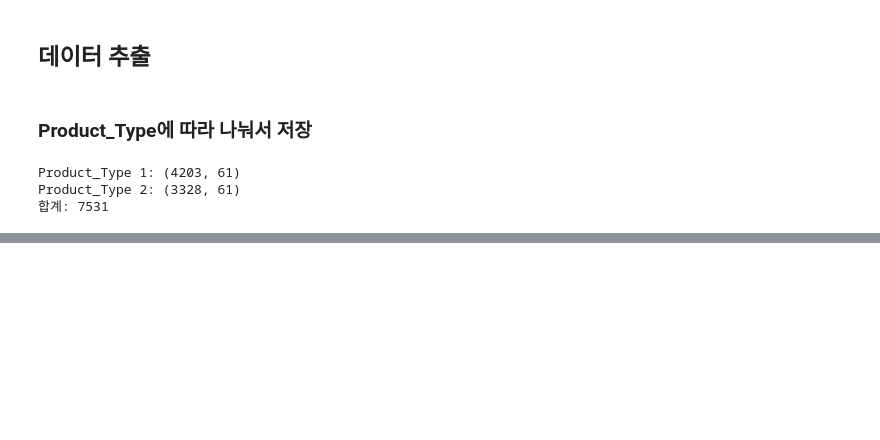
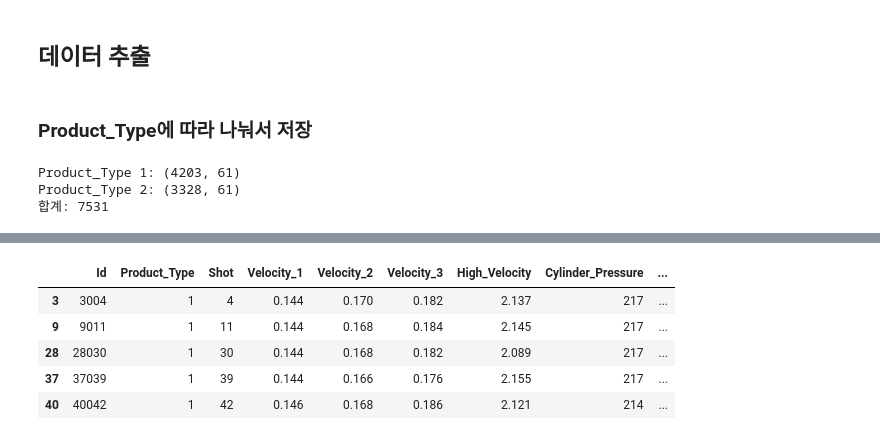
Before and after one commit to heeso0908/hotsix, a Jupyter notebook: notebooks/김희선/eda.ipynb, the cells around one changed output, grey strips where cells are left out. Cells and saved outputs as stored; diff of their text form; code cells hidden in the pictures; blank space fills up the shorter version.

```diff
--- a/notebooks/김희선/eda.ipynb
+++ b/notebooks/김희선/eda.ipynb
@@ -746,0 +821,38 @@ Product_Type 2: (3328, 61)
+# %%
+# 불량 컬럼 분리
+defect_keywords = [
+    'Short_Shot', 'Bubble', 'Exfoliation', 'Blow_Hole',
+    'Stain', 'Dent', 'Deformation', 'Contamination',
+    'Impurity', 'Crack', 'Scratch',
+    'Buring_Mark', 'Inclusions'
+]
+
+defect_cols = [c for c in df.columns if any(k in c for k in defect_keywords)]
+
+defect_cols_1 = [c for c in defect_cols if c.endswith('_1')]
+defect_cols_2 = [c for c in defect_cols if c.endswith('_2')]
+# %%
+# 단일 건에서 불량 합계 계산
+df_single['Defect_1_sum'] = df_single[defect_cols_1].sum(axis=1)
+df_single['Defect_2_sum'] = df_single[defect_cols_2].sum(axis=1)
+# %%
+# 분류
+df_single['Defect_Pattern'] = 'None'
+
+df_single.loc[
+    (df_single['Defect_1_sum'] > 0) &
+    (df_single['Defect_2_sum'] == 0),
+    'Defect_Pattern'
+] = 'Only_1'
+
+df_single.loc[
+    (df_single['Defect_1_sum'] == 0) &
+    (df_single['Defect_2_sum'] > 0),
+    'Defect_Pattern'
+] = 'Only_2'
+
+df_single.loc[
+    (df_single['Defect_1_sum'] > 0) &
+    (df_single['Defect_2_sum'] > 0),
+    'Defect_Pattern'
+] = 'Both'
@@ -746,0 +869,9 @@ Product_Type 2: (3328, 61)
+# %%
+df_single[df_single['Defect_Pattern'] == 'Only_1'].head()
+# %% [output]
+|  | Id | Product_Type | Shot | Velocity_1 | Velocity_2 | Velocity_3 | High_Velocity | Cylinder_Pressure | ... |
+| 3 | 3004 | 1 | 4 | 0.144 | 0.170 | 0.182 | 2.137 | 217 | ... |
+| 9 | 9011 | 1 | 11 | 0.144 | 0.168 | 0.184 | 2.145 | 217 | ... |
+| 28 | 28030 | 1 | 30 | 0.144 | 0.168 | 0.182 | 2.089 | 217 | ... |
+| 37 | 37039 | 1 | 39 | 0.144 | 0.166 | 0.176 | 2.155 | 217 | ... |
+| 40 | 40042 | 1 | 42 | 0.146 | 0.168 | 0.186 | 2.121 | 214 | ... |
```
Also changed, not shown: parts of 12 cells of this notebook, 4 other files.
